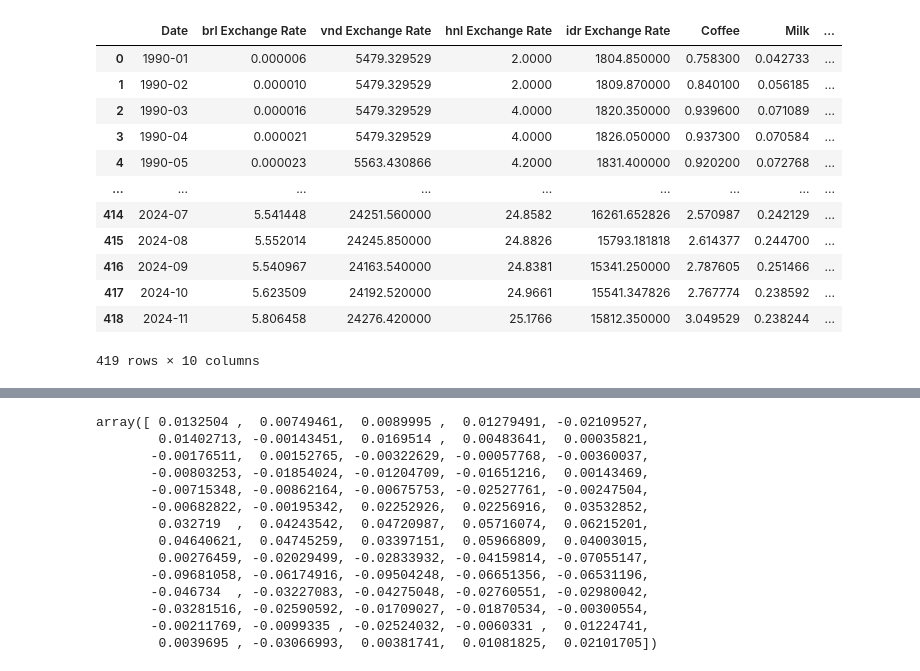
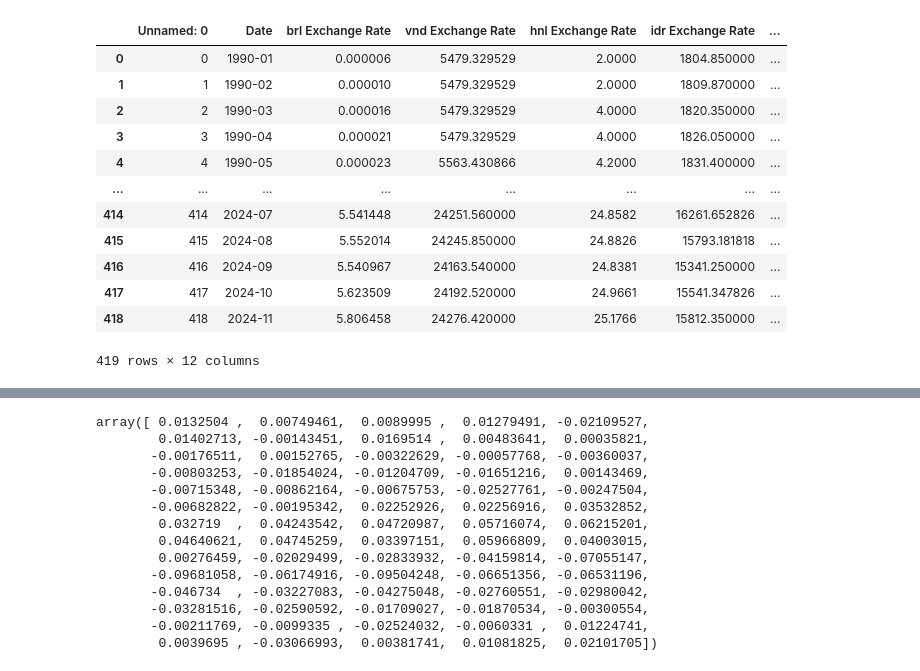
Before and after one commit to NicolasMSalas/eco395m_ml_coffee_trees, a Jupyter notebook: code/rand_forest.ipynb, the cells around one changed output, grey strips where cells are left out. Cells and saved outputs as stored; diff of their text form; code cells hidden in the pictures.

```diff
--- a/code/rand_forest.ipynb
+++ b/code/rand_forest.ipynb
@@ -42,19 +11,20 @@ merged_df["Date"] = pd.PeriodIndex(merged_df["Date"], freq="M")
-# %%
-merged_df
-# %% [output]
-|  | Date | brl Exchange Rate | vnd Exchange Rate | hnl Exchange Rate | idr Exchange Rate | Coffee | Milk | ... |
-| 0 | 1990-01 | 0.000006 | 5479.329529 | 2.0000 | 1804.850000 | 0.758300 | 0.042733 | ... |
-| 1 | 1990-02 | 0.000010 | 5479.329529 | 2.0000 | 1809.870000 | 0.840100 | 0.056185 | ... |
-| 2 | 1990-03 | 0.000016 | 5479.329529 | 4.0000 | 1820.350000 | 0.939600 | 0.071089 | ... |
-| 3 | 1990-04 | 0.000021 | 5479.329529 | 4.0000 | 1826.050000 | 0.937300 | 0.070584 | ... |
-| 4 | 1990-05 | 0.000023 | 5563.430866 | 4.2000 | 1831.400000 | 0.920200 | 0.072768 | ... |
-| ... | ... | ... | ... | ... | ... | ... | ... | ... |
-| 414 | 2024-07 | 5.541448 | 24251.560000 | 24.8582 | 16261.652826 | 2.570987 | 0.242129 | ... |
-| 415 | 2024-08 | 5.552014 | 24245.850000 | 24.8826 | 15793.181818 | 2.614377 | 0.244700 | ... |
-| 416 | 2024-09 | 5.540967 | 24163.540000 | 24.8381 | 15341.250000 | 2.787605 | 0.251466 | ... |
-| 417 | 2024-10 | 5.623509 | 24192.520000 | 24.9661 | 15541.347826 | 2.767774 | 0.238592 | ... |
-| 418 | 2024-11 | 5.806458 | 24276.420000 | 25.1766 | 15812.350000 | 3.049529 | 0.238244 | ... |
-419 rows × 10 columns
+# %%
+merged_df = pd.read_csv(csv_path)
+merged_df
+# %% [output]
+|  | Unnamed: 0 | Date | brl Exchange Rate | vnd Exchange Rate | hnl Exchange Rate | idr Exchange Rate | ... |
+| 0 | 0 | 1990-01 | 0.000006 | 5479.329529 | 2.0000 | 1804.850000 | ... |
+| 1 | 1 | 1990-02 | 0.000010 | 5479.329529 | 2.0000 | 1809.870000 | ... |
+| 2 | 2 | 1990-03 | 0.000016 | 5479.329529 | 4.0000 | 1820.350000 | ... |
+| 3 | 3 | 1990-04 | 0.000021 | 5479.329529 | 4.0000 | 1826.050000 | ... |
+| 4 | 4 | 1990-05 | 0.000023 | 5563.430866 | 4.2000 | 1831.400000 | ... |
+| ... | ... | ... | ... | ... | ... | ... | ... |
+| 414 | 414 | 2024-07 | 5.541448 | 24251.560000 | 24.8582 | 16261.652826 | ... |
+| 415 | 415 | 2024-08 | 5.552014 | 24245.850000 | 24.8826 | 15793.181818 | ... |
+| 416 | 416 | 2024-09 | 5.540967 | 24163.540000 | 24.8381 | 15341.250000 | ... |
+| 417 | 417 | 2024-10 | 5.623509 | 24192.520000 | 24.9661 | 15541.347826 | ... |
+| 418 | 418 | 2024-11 | 5.806458 | 24276.420000 | 25.1766 | 15812.350000 | ... |
+419 rows × 12 columns
 # %%
 merged_df.plot(x='Date', y='Coffee', title='Coffee Price Over Time')
 plt.xlabel('Date')
```
Also changed, not shown: parts of 7 cells of this notebook.
